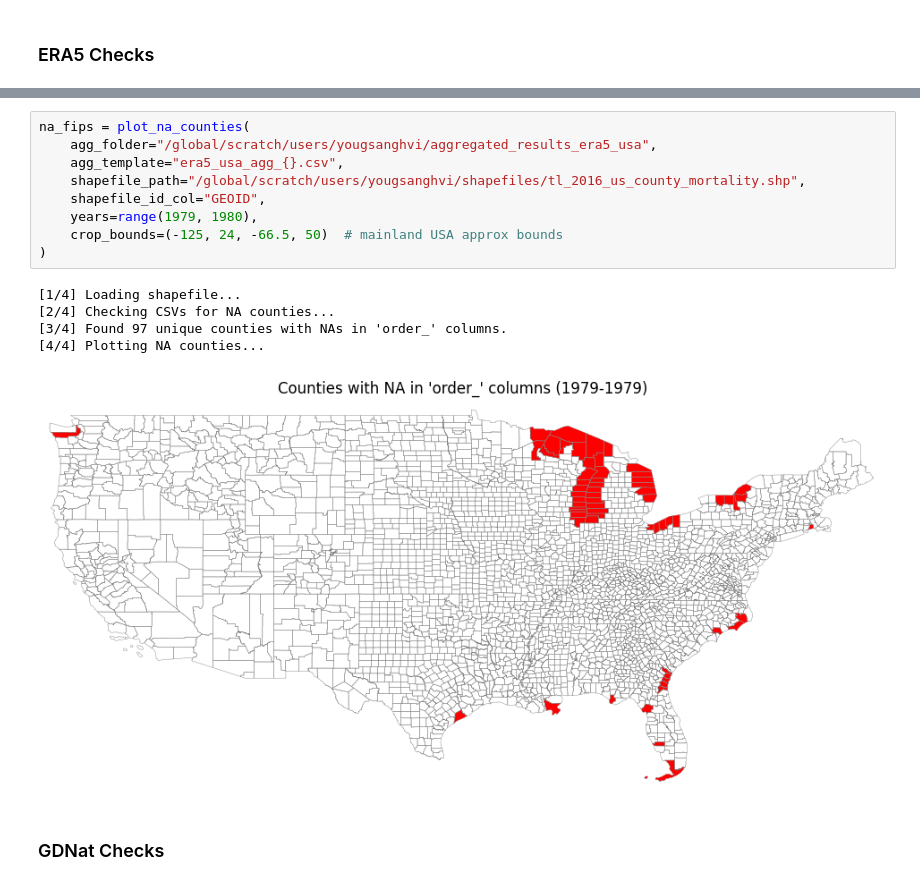
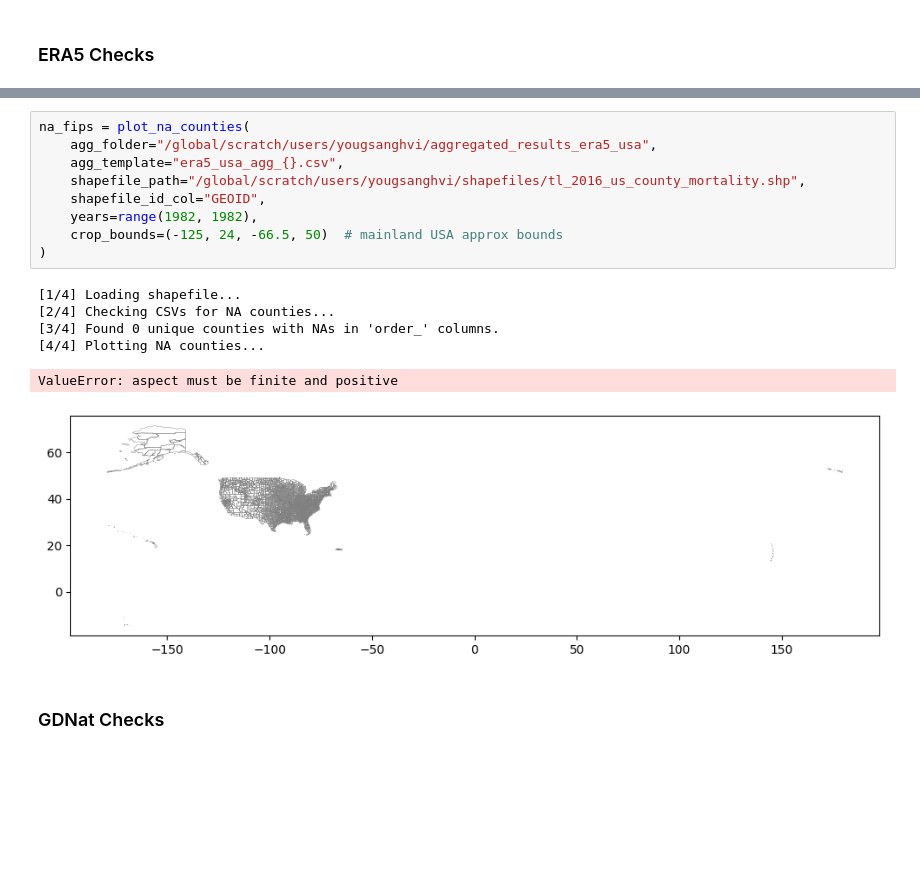
Before and after one commit to yougsanghvi/global_suicide_dummy, a Jupyter notebook: code/b_era5_aggregation/diagnostics.ipynb, the cells around one changed output, grey strips where cells are left out. Saved outputs shown, nothing was run; the diff lists cells and outputs as text; blank space fills up the shorter version.

```diff
--- a/code/b_era5_aggregation/diagnostics.ipynb
+++ b/code/b_era5_aggregation/diagnostics.ipynb
@@ -323,18 +331,19 @@ Done!
 # %%
 na_fips = plot_na_counties(
     agg_folder="/global/scratch/users/yougsanghvi/aggregated_results_era5_usa",
     agg_template="era5_usa_agg_{}.csv",
     shapefile_path="/global/scratch/users/yougsanghvi/shapefiles/tl_2016_us_county_mortality.shp",
     shapefile_id_col="GEOID",
-    years=range(1979, 1980),
+    years=range(1982, 1982),
     crop_bounds=(-125, 24, -66.5, 50)  # mainland USA approx bounds
 )
 # %% [output]
 [1/4] Loading shapefile...
 [2/4] Checking CSVs for NA counties...
-[3/4] Found 97 unique counties with NAs in 'order_' columns.
+[3/4] Found 0 unique counties with NAs in 'order_' columns.
 [4/4] Plotting NA counties...
+ValueError: aspect must be finite and positive
-[figure, old version]
+[figure, new version]
 # %% [markdown]
 ### GDNat Checks
 # %%
```
Also changed, not shown: parts of 2 cells of this notebook, 15 other files.
